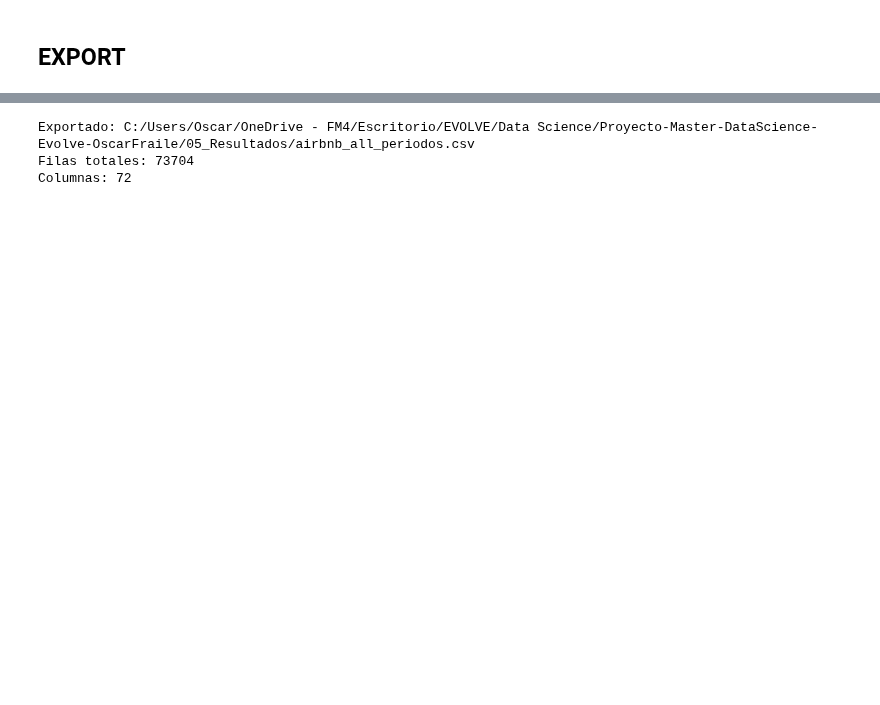
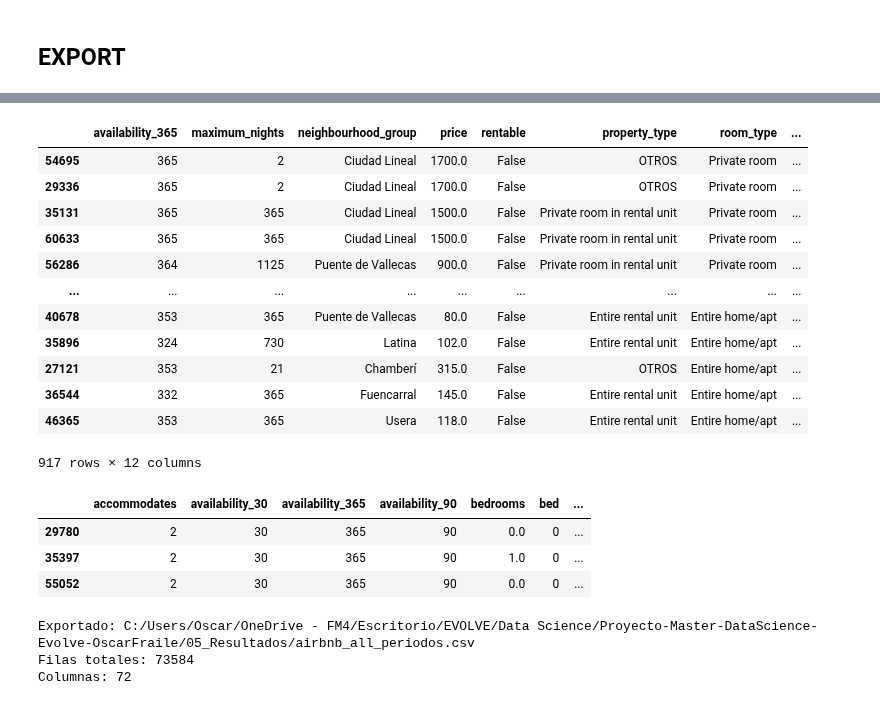
Before and after one commit to OscarFraile/Airbnb_Real_Estate, a Jupyter notebook: 03_Notebooks/02_Desarrollo/18_Merge_Periodos.ipynb, the cells around one changed output, grey strips where cells are left out. Saved outputs shown, nothing was run; the diff lists cells and outputs as text; code cells hidden in the pictures; blank space fills up the shorter version.

```diff
--- a/03_Notebooks/02_Desarrollo/18_Merge_Periodos.ipynb
+++ b/03_Notebooks/02_Desarrollo/18_Merge_Periodos.ipynb
@@ -45,6 +45,7 @@ for f in ficheros:
     print(f'{os.path.basename(f)}: {df_temp.shape[0]} filas — periodo: {df_temp.periodo.unique()}')
 
 df_all = pd.concat(dfs, ignore_index=True)
+df_all['orden_periodo'] = df_all['periodo'].map({'Dic24': 1, 'Mar25': 2, 'Jun25': 3})
 print(f'\nDataset combinado: {df_all.shape}')
 df_all.periodo.value_counts()
 # %% [output]
@@ -59 +60,4 @@ Dic24    24079
 Name: periodo, dtype: int64
+# %%
+pd.set_option('display.max_columns', None)
+df_all
@@ -62,10 +111,44 @@ Name: periodo, dtype: int64
+# %%
+df_all[['availability_365',
+        'maximum_nights',
+        'neighbourhood_group',
+        'price',
+        'rentable',
+        'property_type',
+        'room_type',
+        'm2',
+        'ingresos_brutos_anuales',
+        'beneficio_neto_anual',
+        'precio_estimado',
+        'rentabilidad_anual_pct']].loc[(df_all.rentabilidad_anual_pct>10)&(df_all.rentable==False)].sort_values('rentabilidad_anual_pct',ascending=False)
+# %% [output]
+|  | availability_365 | maximum_nights | neighbourhood_group | price | rentable | property_type | room_type | ... |
+| 54695 | 365 | 2 | Ciudad Lineal | 1700.0 | False | OTROS | Private room | ... |
+| 29336 | 365 | 2 | Ciudad Lineal | 1700.0 | False | OTROS | Private room | ... |
+| 35131 | 365 | 365 | Ciudad Lineal | 1500.0 | False | Private room in rental unit | Private room | ... |
+| 60633 | 365 | 365 | Ciudad Lineal | 1500.0 | False | Private room in rental unit | Private room | ... |
+| 56286 | 364 | 1125 | Puente de Vallecas | 900.0 | False | Private room in rental unit | Private room | ... |
+| ... | ... | ... | ... | ... | ... | ... | ... | ... |
+| 40678 | 353 | 365 | Puente de Vallecas | 80.0 | False | Entire rental unit | Entire home/apt | ... |
+| 35896 | 324 | 730 | Latina | 102.0 | False | Entire rental unit | Entire home/apt | ... |
+| 27121 | 353 | 21 | Chamberí | 315.0 | False | OTROS | Entire home/apt | ... |
+| 36544 | 332 | 365 | Fuencarral | 145.0 | False | Entire rental unit | Entire home/apt | ... |
+| 46365 | 353 | 365 | Usera | 118.0 | False | Entire rental unit | Entire home/apt | ... |
+917 rows × 12 columns
+# %%
+df_all[(df_all.rentabilidad_anual_pct>100)&(df_all.rentable==False)&(df_all.neighbourhood_group=="San Blas")].sort_values('rentabilidad_anual_pct',ascending=False)
+# %% [output]
+|  | accommodates | availability_30 | availability_365 | availability_90 | bedrooms | bed | ... |
+| 29780 | 2 | 30 | 365 | 90 | 0.0 | 0 | ... |
+| 35397 | 2 | 30 | 365 | 90 | 1.0 | 0 | ... |
+| 55052 | 2 | 30 | 365 | 90 | 0.0 | 0 | ... |
 # %%
 ruta_salida = ruta_resultados + 'airbnb_all_periodos.csv'
-df_all.to_csv(ruta_salida, index=False)
+df_all.to_csv(ruta_salida, index=False, decimal='.')
 print(f'Exportado: {ruta_salida}')
 print(f'Filas totales: {df_all.shape[0]}')
 print(f'Columnas: {df_all.shape[1]}')
 # %% [output]
 Exportado: C:/Users/Oscar/OneDrive - FM4/Escritorio/EVOLVE/Data Science/Proyecto-Master-DataScience-Evolve-OscarFraile/05_Resultados/airbnb_all_periodos.csv
-Filas totales: 73704
+Filas totales: 73584
 Columnas: 72
```
Also changed, not shown: parts of 5 cells of this notebook, 44 other files.
